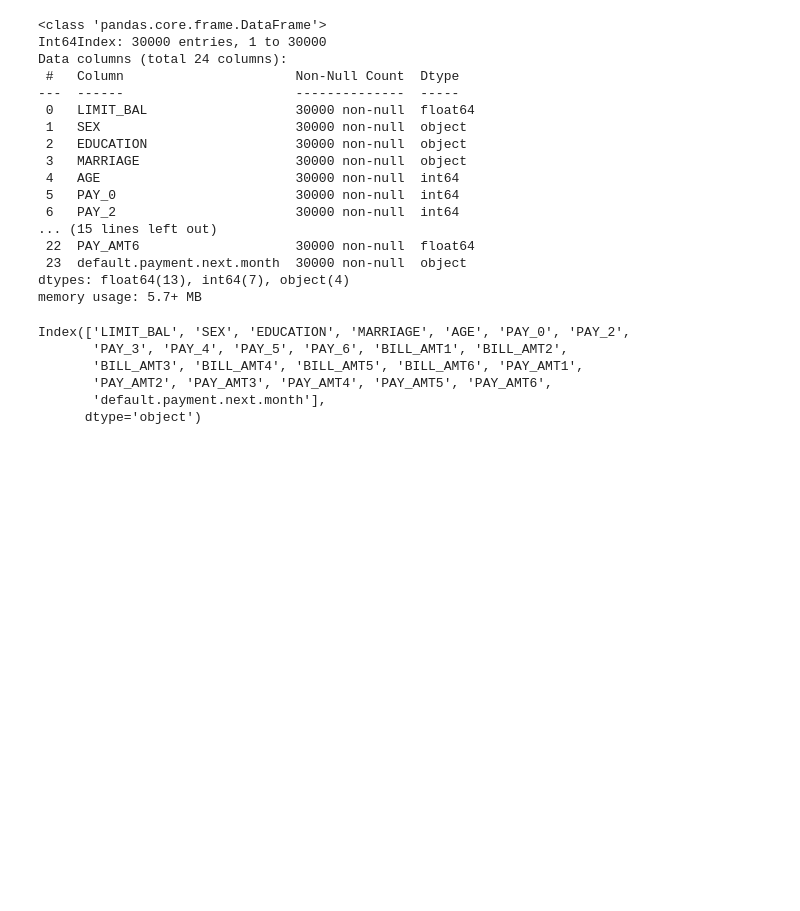
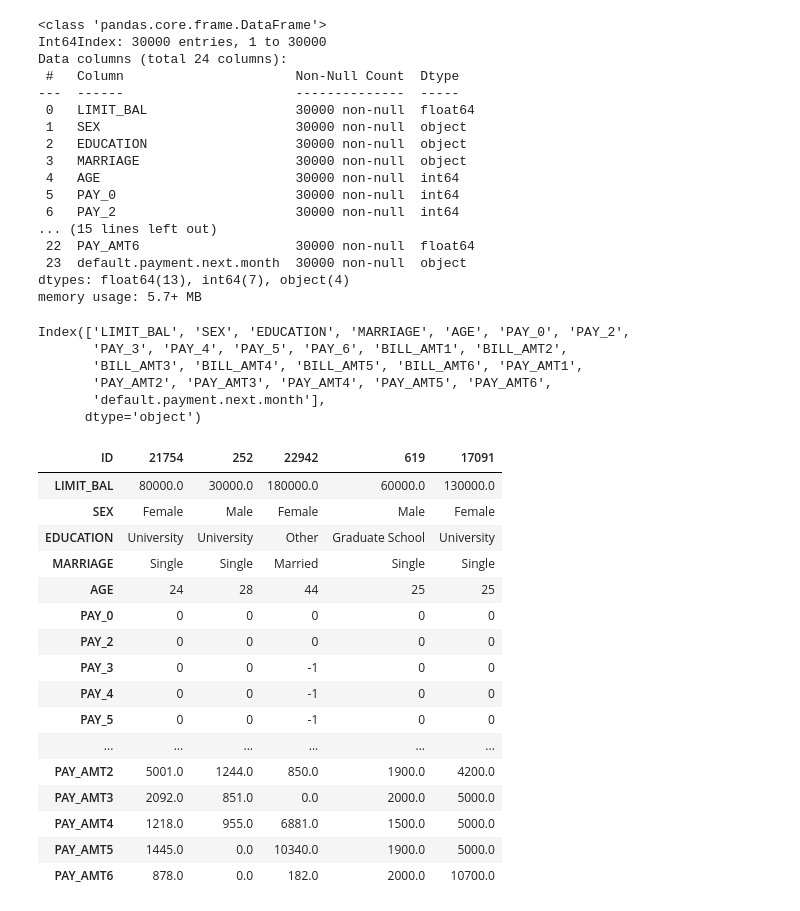
Before and after one commit to Akashrajmani19/Credit_Card_Default_Prediction_and_Model_Deployment_Project, a Jupyter notebook: notebooks/Model_training and Experimentation.ipynb, the cells around one changed output. Drawn from its saved outputs; the diff is of its cells as text; code cells hidden in the pictures; blank space fills up the shorter version.

Commit message:
model training

```diff
--- a/notebooks/Model_training and Experimentation.ipynb
+++ b/notebooks/Model_training and Experimentation.ipynb
@@ -19,5 +26,5 @@ from sklearn.ensemble import RandomForestClassifier
 # %%
-data = pd.read_csv(r'F:\Machine_learning\Credit_Card_Default_Prediction_and_Model_Deployment_Project\notebooks\data\UCI_Credit_Card_updated.csv',index_col="ID")
+data = pd.read_csv(r'D:\Machine_learning_projects\notebooks\data\UCI_Credit_Card_updated.csv',index_col="ID")
 data_train,data_test = train_test_split(data,random_state=42,test_size=.15)
 df= data.copy()
 data.info()
@@ -51,17 +58,38 @@ Index(['LIMIT_BAL', 'SEX', 'EDUCATION', 'MARRIAGE', 'AGE', 'PAY_0', 'PAY_2',
 # %%
 BILL = ['BILL_AMT1', 'BILL_AMT2','BILL_AMT3', 'BILL_AMT4', 'BILL_AMT5', 'BILL_AMT6']
 for i in BILL:
-    lower_bound = df[i].quantile(0.05)
-    upper_bound = df[i].quantile(0.96)
+    lower_bound = df[i].quantile(0.0)
+    upper_bound = df[i].quantile(1)
     df_filtered = df[(df[i] >= lower_bound) & (df[i] <= upper_bound)]
 
 PAY_AMT = ['PAY_AMT1','PAY_AMT2', 'PAY_AMT3', 'PAY_AMT4', 'PAY_AMT5', 'PAY_AMT6']
 for i in PAY_AMT:
-    lower_bound = df_filtered[i].quantile(0.000)
-    upper_bound = df_filtered[i].quantile(0.985)
+    lower_bound = df_filtered[i].quantile(0.0)
+    upper_bound = df_filtered[i].quantile(1)
     df_filtered = df_filtered[(df_filtered[i] >= lower_bound) & (df_filtered[i] <= upper_bound)]
 # %%
-X_train,X_test= train_test_split(df_filtered,test_size=.2,random_state=42)
+X_train,X_test,Y_train,Y_test= train_test_split(df_filtered.drop(columns=['default.payment.next.month']),df_filtered['default.payment.next.month'],test_size=.2,random_state=42)
+# %%
+df = pd.DataFrame(X_train)
+df.head().T
+# %% [output]
+| ID | 21754 | 252 | 22942 | 619 | 17091 |
+| LIMIT_BAL | 80000.0 | 30000.0 | 180000.0 | 60000.0 | 130000.0 |
+| SEX | Female | Male | Female | Male | Female |
+| EDUCATION | University | University | Other | Graduate School | University |
+| MARRIAGE | Single | Single | Married | Single | Single |
+| AGE | 24 | 28 | 44 | 25 | 25 |
+| PAY_0 | 0 | 0 | 0 | 0 | 0 |
+| PAY_2 | 0 | 0 | 0 | 0 | 0 |
+| PAY_3 | 0 | 0 | -1 | 0 | 0 |
+| PAY_4 | 0 | 0 | -1 | 0 | 0 |
+| PAY_5 | 0 | 0 | -1 | 0 | 0 |
+| ... | ... | ... | ... | ... | ... |
+| PAY_AMT2 | 5001.0 | 1244.0 | 850.0 | 1900.0 | 4200.0 |
+| PAY_AMT3 | 2092.0 | 851.0 | 0.0 | 2000.0 | 5000.0 |
+| PAY_AMT4 | 1218.0 | 955.0 | 6881.0 | 1500.0 | 5000.0 |
+| PAY_AMT5 | 1445.0 | 0.0 | 10340.0 | 1900.0 | 5000.0 |
+| PAY_AMT6 | 878.0 | 0.0 | 182.0 | 2000.0 | 10700.0 |
 # %%
 #imputation transformer
 trf1 = ColumnTransformer(
```
Also changed, not shown: parts of 28 cells of this notebook.
